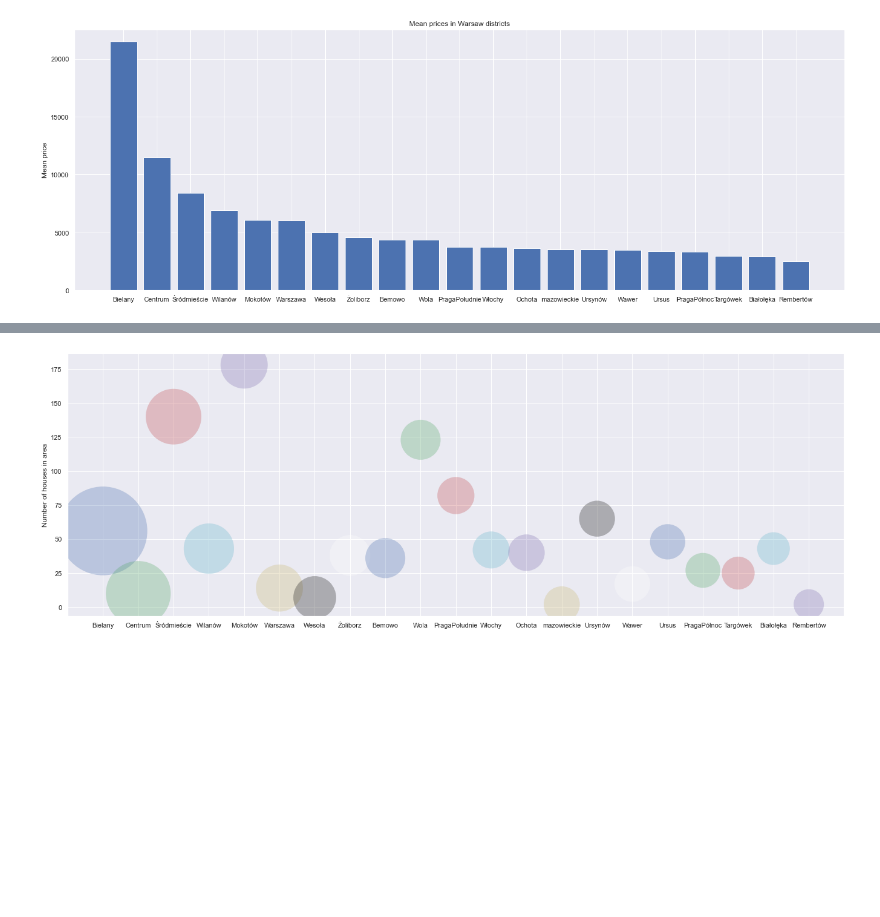
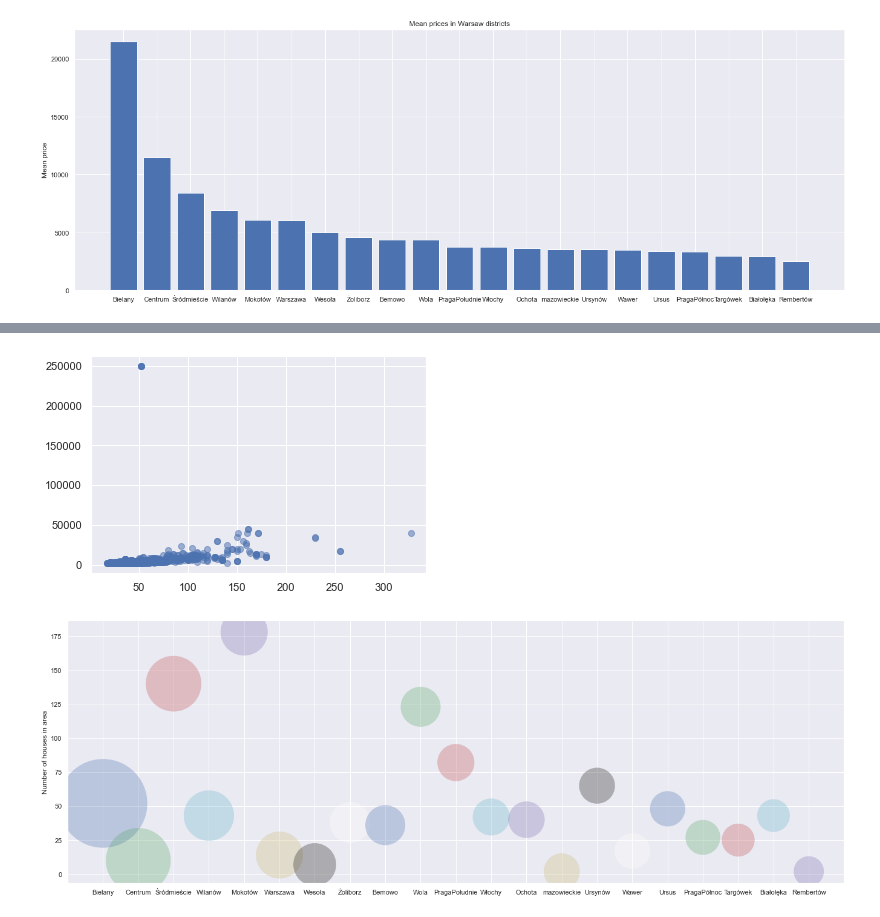
Before and after one commit to Mat2314/ml-housing-prices, a Jupyter notebook: regression/pytorch-regression.ipynb, the cells around one changed output, grey strips where cells are left out. Cells and saved outputs as stored; diff of their text form; code cells hidden in the pictures; blank space fills up the shorter version.

```diff
--- a/regression/pytorch-regression.ipynb
+++ b/regression/pytorch-regression.ipynb
@@ -84,3 +85,6 @@ ax.set_title('Mean prices in Warsaw districts')
 plt.show()
 # %% [output]
 [figure]
+# %%
+sorted_by_sqm = df.sort_values('square_meters')
+sorted_by_sqm.head()
@@ -86,0 +98,5 @@ plt.show()
+# %%
+plt.scatter(sorted_by_sqm['square_meters'], sorted_by_sqm['price'], alpha=0.5)
+plt.show()
+# %% [output]
+[figure, added]
```
Also changed, not shown: parts of 62 cells of this notebook, 7 other files.
